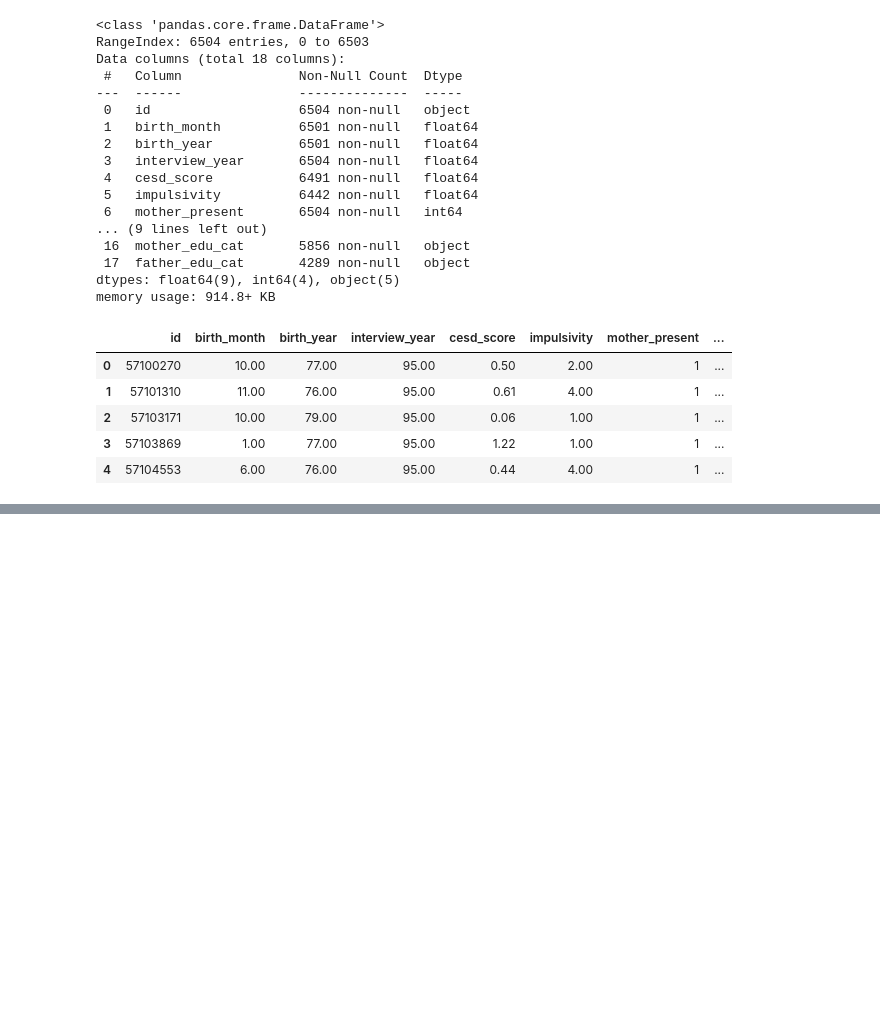
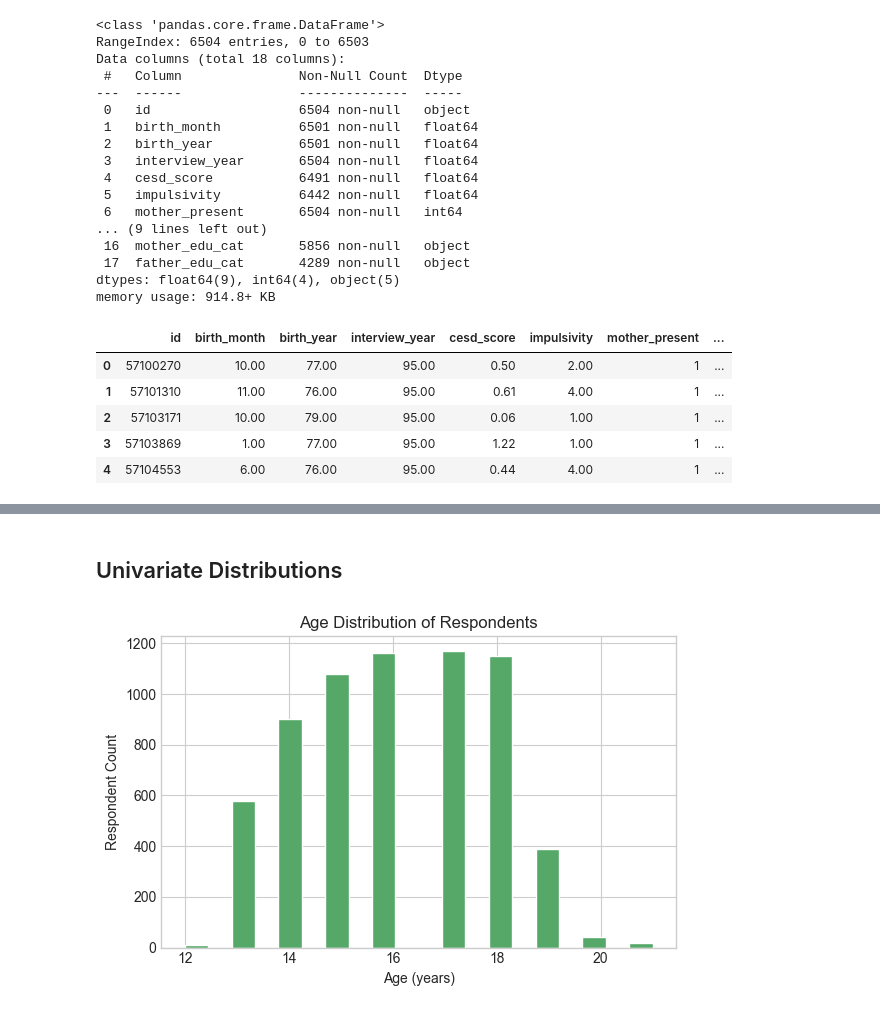
Before and after one commit to usef1ens/Suicide-Prediction, a Jupyter notebook: DataAnalysis.ipynb, the cells around one changed output, grey strips where cells are left out. Saved outputs shown, nothing was run; the diff lists cells and outputs as text; code cells hidden in the pictures; blank space fills up the shorter version.

```diff
--- a/DataAnalysis.ipynb
+++ b/DataAnalysis.ipynb
@@ -417,0 +467,12 @@ select_vars_data.head()
+# %% [markdown]
+## Univariate Distributions
+# %%
+fig, ax = plt.subplots(figsize=(6, 4))
+ax.hist(select_vars_data["age"].dropna(), bins=20, color="#55a868", edgecolor="white")
+ax.set_title("Age Distribution of Respondents")
+ax.set_xlabel("Age (years)")
+ax.set_ylabel("Respondent Count")
+fig.tight_layout()
+plt.show()
+# %% [output]
+[figure, added]
```
Also changed, not shown: parts of 19 cells of this notebook.
